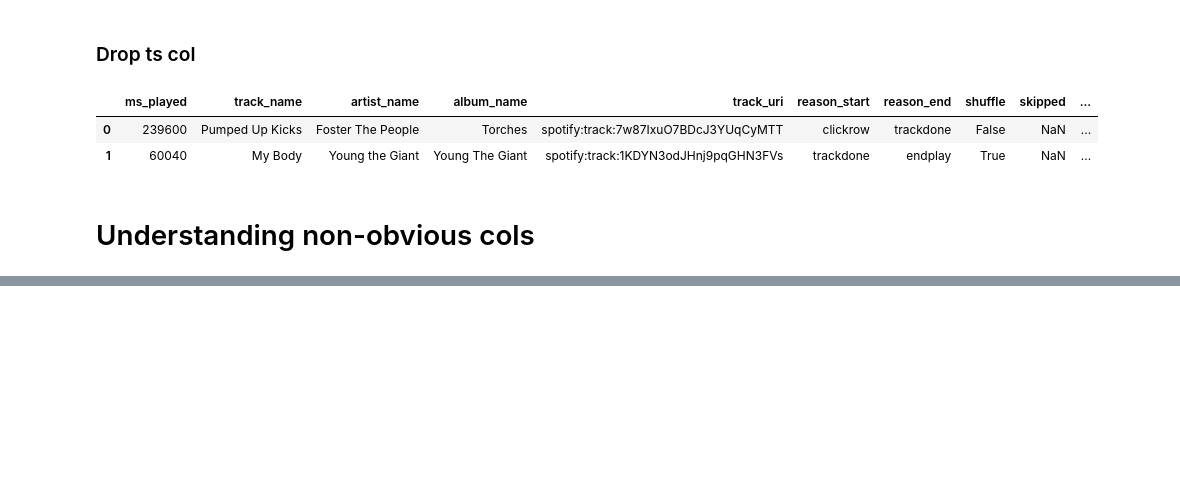
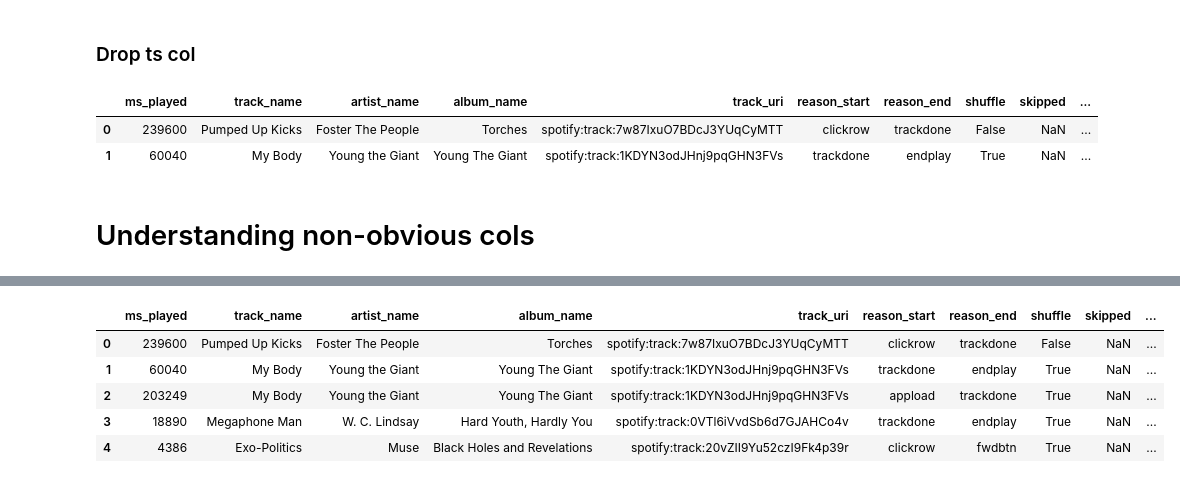
Before and after one commit to August-JF-Perez/Spotify_Music_History_Analysis, a Jupyter notebook: Spotify_Music_Analysis.ipynb, the cells around one changed output, grey strips where cells are left out. Saved outputs shown, nothing was run; the diff lists cells and outputs as text; code cells hidden in the pictures; blank space fills up the shorter version.

```diff
--- a/Spotify_Music_Analysis.ipynb
+++ b/Spotify_Music_Analysis.ipynb
@@ -462,0 +592,9 @@ df_music.head(2)
+# %%
+df_music.head()
+# %% [output]
+|  | ms_played | track_name | artist_name | album_name | track_uri | reason_start | reason_end | shuffle | skipped | ... |
+| 0 | 239600 | Pumped Up Kicks | Foster The People | Torches | spotify:track:7w87IxuO7BDcJ3YUqCyMTT | clickrow | trackdone | False | NaN | ... |
+| 1 | 60040 | My Body | Young the Giant | Young The Giant | spotify:track:1KDYN3odJHnj9pqGHN3FVs | trackdone | endplay | True | NaN | ... |
+| 2 | 203249 | My Body | Young the Giant | Young The Giant | spotify:track:1KDYN3odJHnj9pqGHN3FVs | appload | trackdone | True | NaN | ... |
+| 3 | 18890 | Megaphone Man | W. C. Lindsay | Hard Youth, Hardly You | spotify:track:0VTl6iVvdSb6d7GJAHCo4v | trackdone | endplay | True | NaN | ... |
+| 4 | 4386 | Exo-Politics | Muse | Black Holes and Revelations | spotify:track:20vZII9Yu52czI9Fk4p39r | clickrow | fwdbtn | True | NaN | ... |
```
Also changed, not shown: parts of 17 cells of this notebook.
